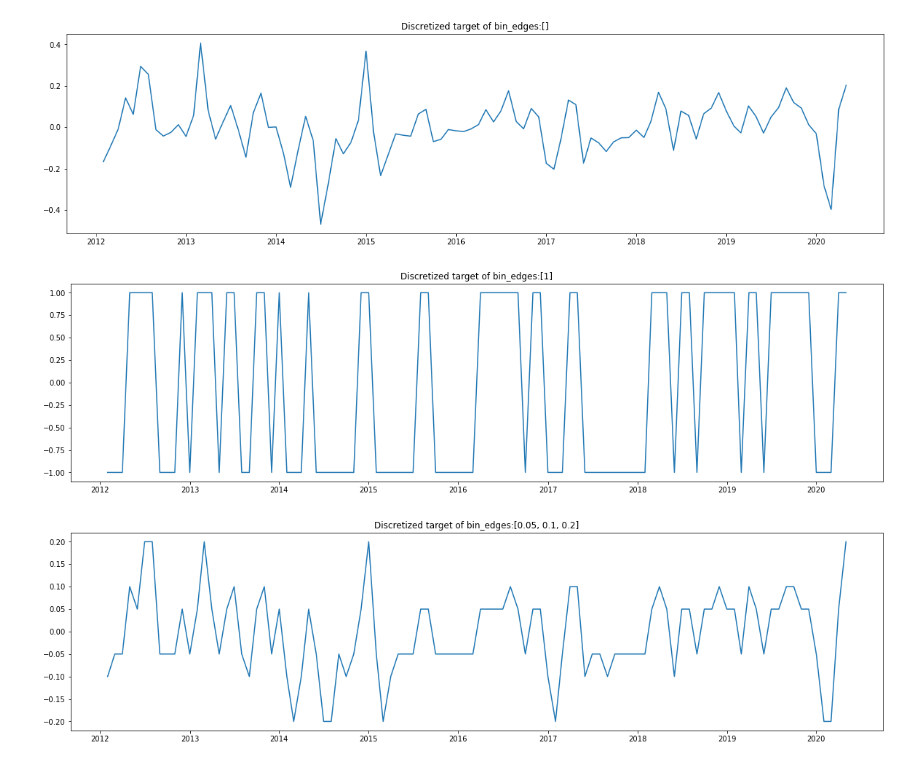
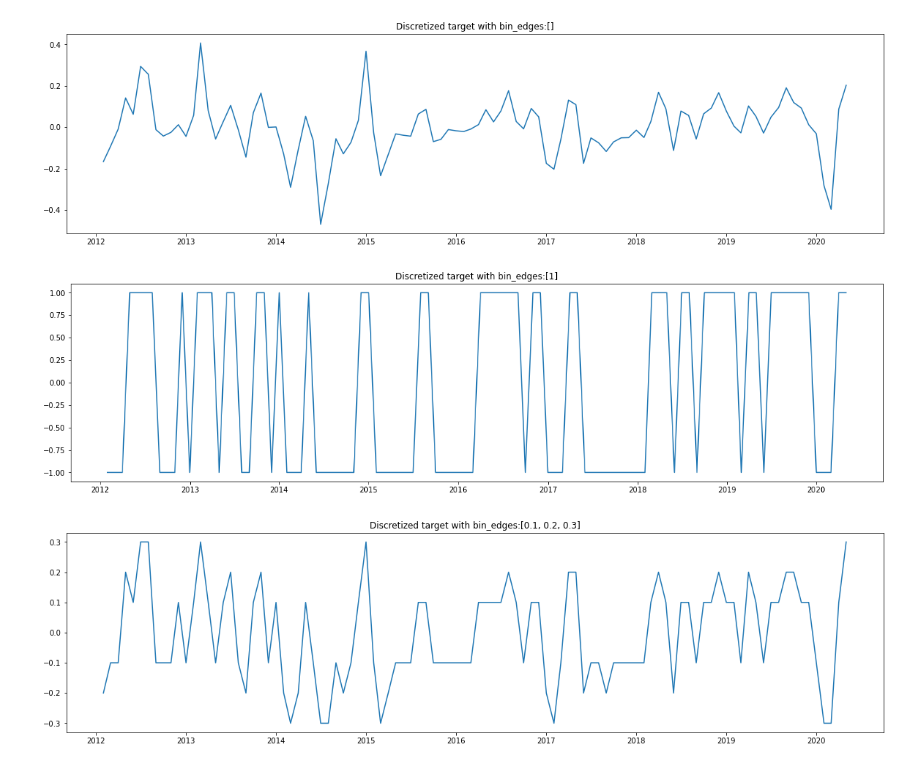
Before and after one commit to Robbie-Luo/solar-backtesting, a Jupyter notebook: solar-regression.ipynb, the cells around one changed output. Drawn from its saved outputs; the diff is of its cells as text; code cells hidden in the pictures.

```diff
--- a/solar-regression.ipynb
+++ b/solar-regression.ipynb
@@ -82,11 +82,11 @@ class solar_regression():
             return sign*edges[-1]
         for i in range(0,len(edges)-1):
             if value >= edges[i] and value < edges[i+1]:
-                return sign*edges[i]
+                return sign*edges[i+1]
 
     def show_target(self):
         plt.figure(figsize=(20,5))
-        plt.title(f'Discretized target of bin_edges:{self.edges}')
+        plt.title(f'Discretized target with bin_edges:{self.edges}')
         plt.plot(self.date_df['feature_date'],self.target_df)
         plt.show()
 
@@ -188,21 +188,21 @@ class solar_regression():
 # %%
 time_horizon = 1
 # regression
 edges = []
 solar = solar_regression(input_df,target_var,time_horizon,edges)
 solar.show_target()
 # classification
 edges = [1]
 solar = solar_regression(input_df,target_var,time_horizon,edges)
 solar.show_target()
 # ordinal regression
-edges = [0.05,0.1,0.2]
+edges = [0.1,0.2,0.3]
 solar = solar_regression(input_df,target_var,time_horizon,edges)
 solar.show_target()
 # %% [output]
 [figure]
 [figure]
-[figure, old version]
+[figure, new version]
 # %%
 model, features, bt_acc, forecast = solar.run()
 print(f'Backtesting Accuracy: {bt_acc}')
```
Also changed, not shown: parts of 4 cells of this notebook, 1 other file.
